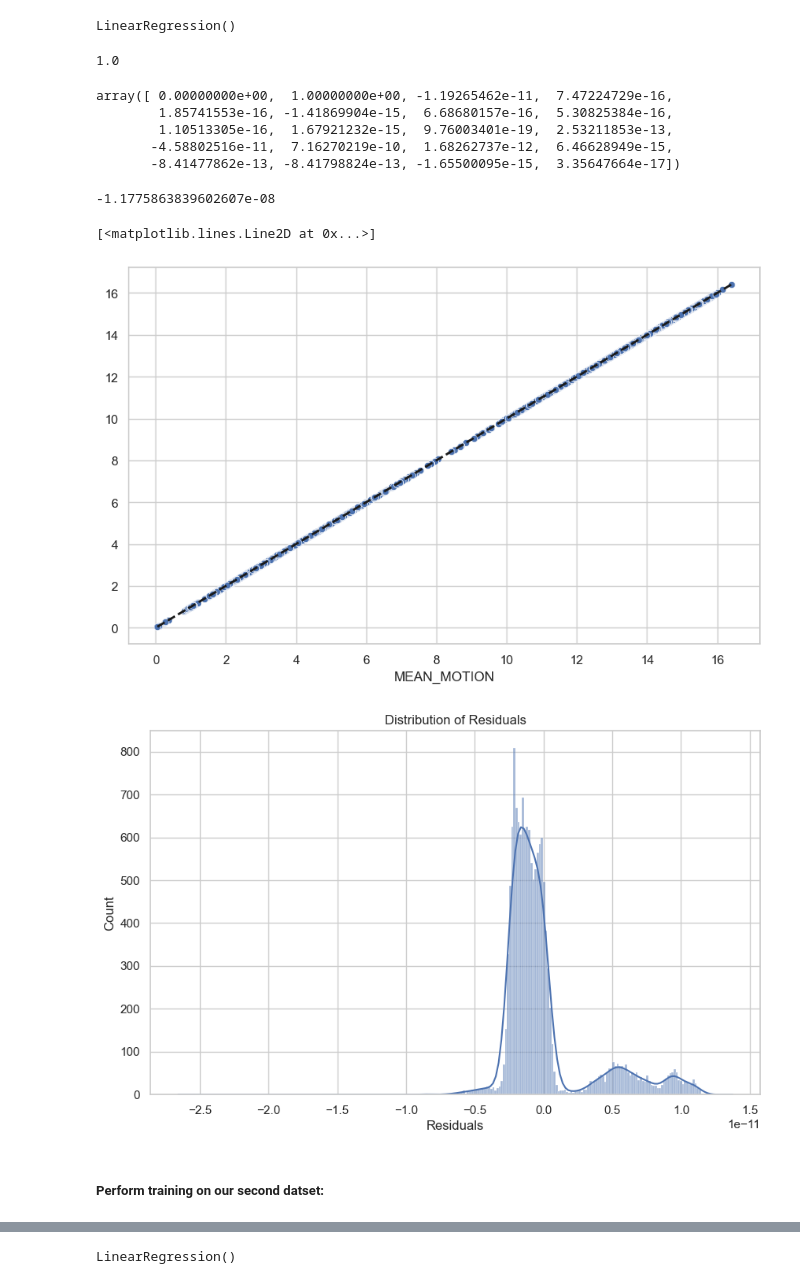
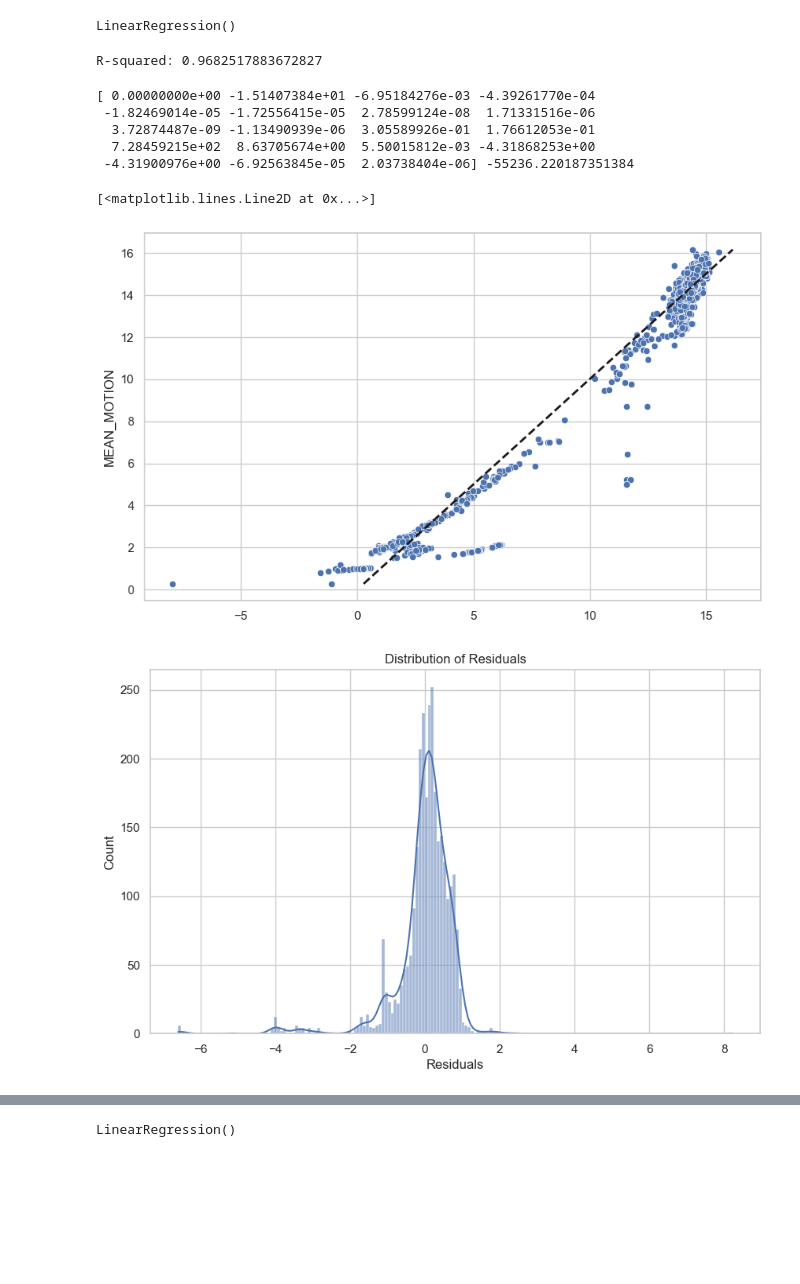
Before and after one commit to nikolayzhechev/Earth-Orbit-Objects-Analysis-and-Prediction, a Jupyter notebook: Earth Orbit Objects.ipynb, the cells around one changed output, grey strips where cells are left out. Cells and saved outputs as stored; diff of their text form; code cells hidden in the pictures; blank space fills up the shorter version.

Commit message:
Updates to model and general project cleanup

```diff
--- a/Earth Orbit Objects.ipynb
+++ b/Earth Orbit Objects.ipynb
@@ -983,5 +1001,15 @@ def tidy_dataset (df):
     return objects_data
 # %%
 earth_close_orbit_data_tidy = tidy_dataset(earth_close_orbit_data)
-y_l = earth_close_orbit_data_tidy['MEAN_MOTION']
-earth_close_orbit_data_tidy.drop(columns=['MEAN_MOTION'])
+def linear_regression_exec (param1, param2):
+    '''Sets parmeters for linear regression'''
+    y_l = earth_close_orbit_data_tidy[param1]
+    x_l = earth_close_orbit_data_tidy[param2]
+    # earth_close_orbit_data_tidy.drop(columns=['APOAPSIS'])
+
+    return y_l, x_l
+# y_l, x_l = linear_regression_exec('ECCENTRICITY', ['APOAPSIS'])
+# y_l, x_l = linear_regression_exec('MEAN_MOTION', ['INCLINATION'])
+
+# split data into training and testing sets
+x_l_train, x_l_test, y_l_train, y_l_test = train_test_split(earth_close_orbit_data_tidy.drop('MEAN_MOTION',axis=1),earth_close_orbit_data_tidy['MEAN_MOTION'],test_size=0.2,random_state=42)
@@ -1002,39 +1016,36 @@ earth_close_orbit_data_tidy.drop(columns=['MEAN_MOTION'])
 # %%
 model = LinearRegression()
 # %%
-model.fit(earth_close_orbit_data_tidy, y_l)
+model.fit(x_l_train, y_l_train)
 # %% [output]
 LinearRegression()
 # %%
-model.score(earth_close_orbit_data_tidy, y_l)
+print(f"R-squared: {model.score(x_l_test, y_l_test)}")
 # %% [output]
-1.0
+R-squared: 0.9682517883672827
 # %%
-model.coef_
+print(model.coef_, model.intercept_)
 # %% [output]
-array([ 0.00000000e+00,  1.00000000e+00, -1.19265462e-11,  7.47224729e-16,
-        1.85741553e-16, -1.41869904e-15,  6.68680157e-16,  5.30825384e-16,
-        1.10513305e-16,  1.67921232e-15,  9.76003401e-19,  2.53211853e-13,
-       -4.58802516e-11,  7.16270219e-10,  1.68262737e-12,  6.46628949e-15,
-       -8.41477862e-13, -8.41798824e-13, -1.65500095e-15,  3.35647664e-17])
+[ 0.00000000e+00 -1.51407384e+01 -6.95184276e-03 -4.39261770e-04
+ -1.82469014e-05 -1.72556415e-05  2.78599124e-08  1.71331516e-06
+  3.72874487e-09 -1.13490939e-06  3.05589926e-01  1.76612053e-01
+  7.28459215e+02  8.63705674e+00  5.50015812e-03 -4.31868253e+00
+ -4.31900976e+00 -6.92563845e-05  2.03738404e-06] -55236.220187351384
-# %%
-model.intercept_
-# %% [output]
--1.1775863839602607e-08
 # %%
-predictions = model.predict(earth_close_orbit_data_tidy)
+predictions = model.predict(x_l_test)
 # %%
 # create a scatter plot to compare actual vs predicted values
 plt.figure(figsize=(10, 6))
-sns.scatterplot(x=y_l, y=predictions)
+sns.scatterplot(x=predictions, y=y_l_test)
 
 # plot a diagonal line for reference (perfect prediction line)
-plt.plot([y_l.min(), y_l.max()], [y_l.min(), y_l.max()], 'k--', lw=2)
+plt.plot([y_l_test.min(), y_l_test.max()], [y_l_test.min(), y_l_test.max()], 'k--', lw=2)
 # %% [output]
 [<matplotlib.lines.Line2D at 0x...>]
-[figure, old version]
+[figure, new version]
 # %%
-residuals = y_l - predictions
+# difference between the actual and predicted values (error distribution)
+residuals = y_l_test - predictions
 
 plt.figure(figsize=(10, 6))
 sns.histplot(residuals, kde=True)
@@ -1042,8 +1053,6 @@ plt.xlabel('Residuals')
 plt.title('Distribution of Residuals')
 plt.show()
 # %% [output]
-[figure, old version]
+[figure, new version]
-# %% [markdown]
-##### Perform training on our second datset:
 # %%
 model_data_e_o = pd.read_csv('./Datasets/space_decay.csv')
```
Also changed, not shown: parts of 35 cells of this notebook, 1 other file.
